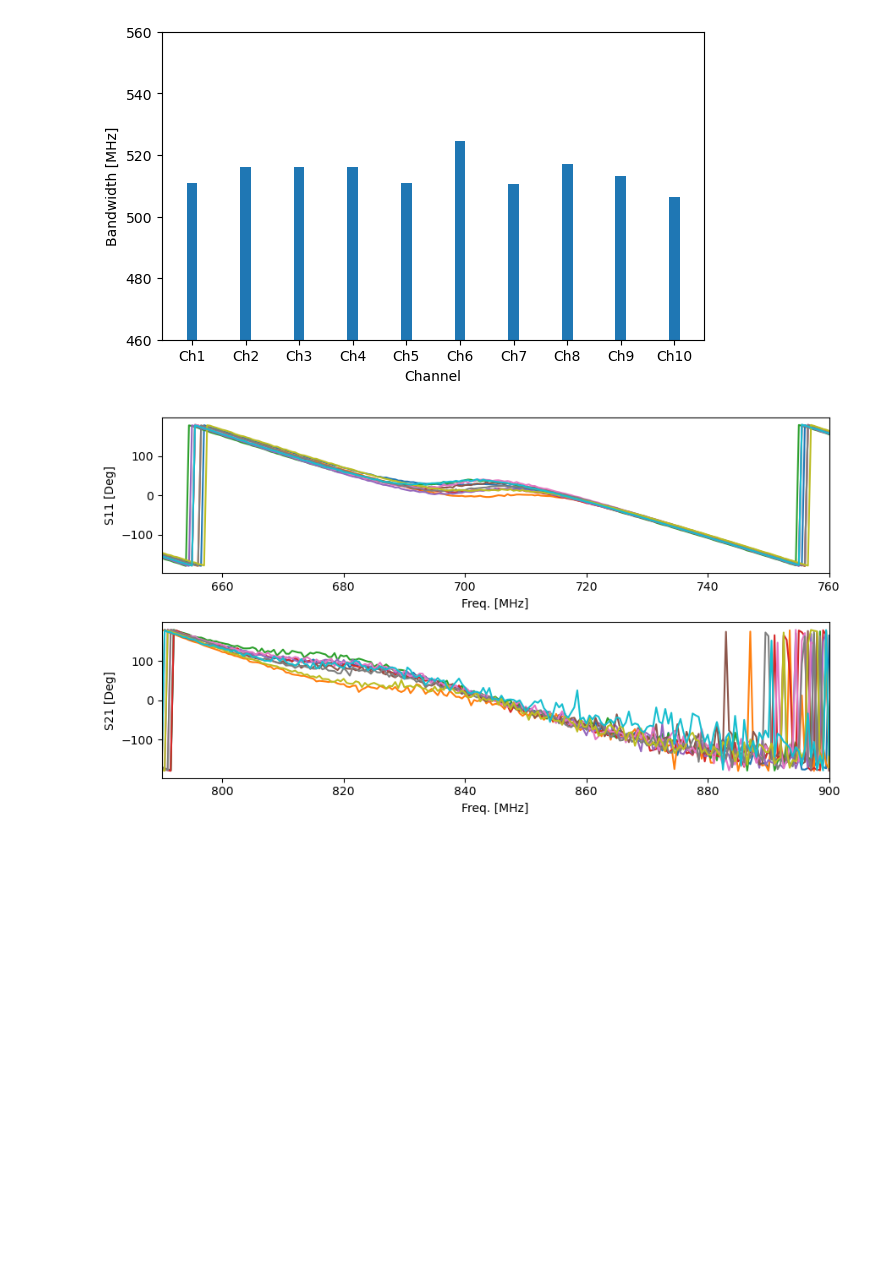
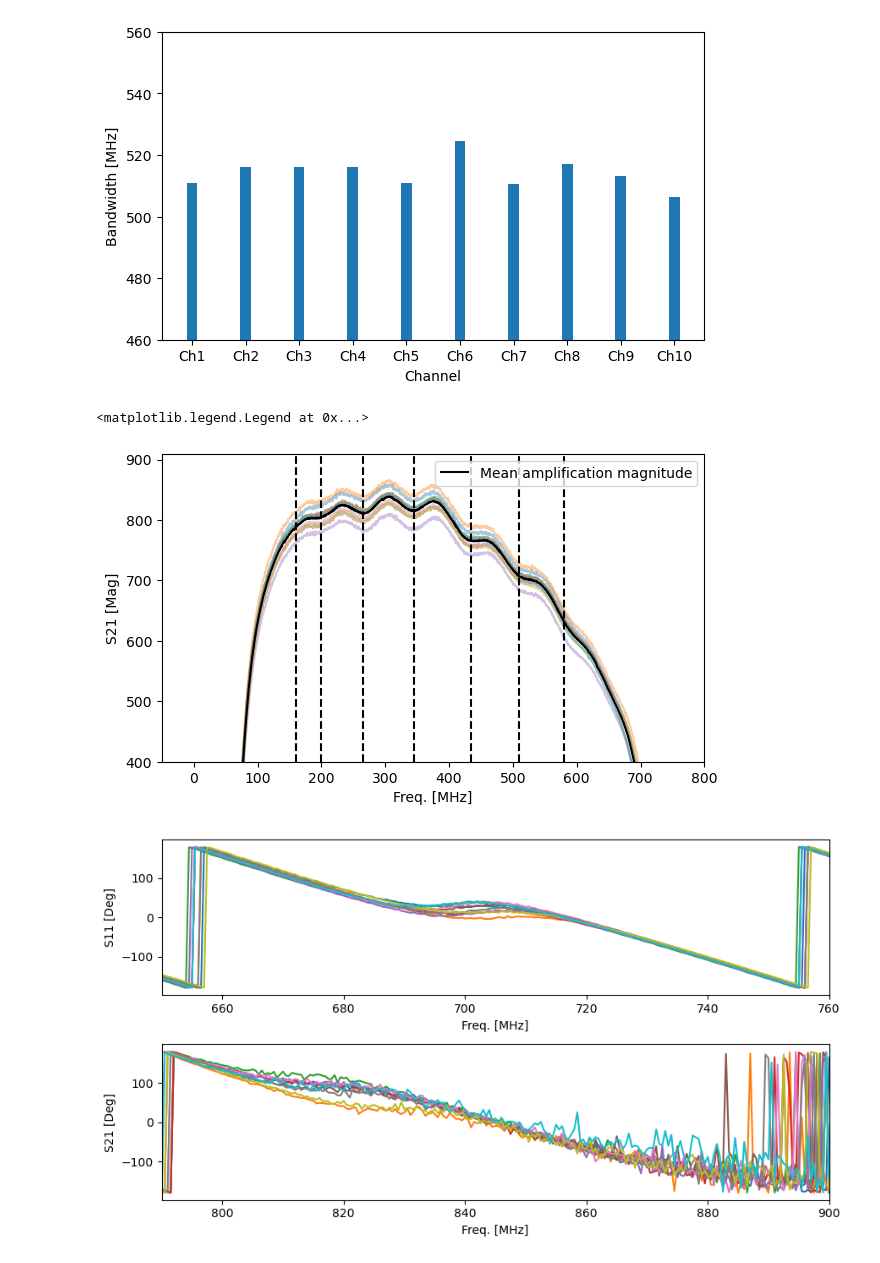
Before and after one commit to MMWeigelt/phd_app_exercise, a Jupyter notebook: my_amp_figures.ipynb, the cells around one changed output. Cells and saved outputs as stored; diff of their text form; code cells hidden in the pictures; blank space fills up the shorter version.

```diff
--- a/my_amp_figures.ipynb
+++ b/my_amp_figures.ipynb
@@ -112,3 +110,33 @@ ax.bar(channels, bandwidths, width=0.2)
+# %%
+# Resonance frequencies (visualize for easy find first, then compare between amps)
+
+# Set boundaries around visible supposed resonance frequencies for local estimation later
+sum_mag_perFreq = []
+for num in range(len(data[0]['FreqHz'])):
+    _ = [data[i]['S21MAG'][num] for i in range(len(data))]
+    s = np.sum(_)
+    sum_mag_perFreq.append(s)
+mean_S21_mag = np.array(sum_mag_perFreq)/len(data)
+
+fig, ax = plt.subplots(figsize=(7, 4))
+ax.set_ylabel('S21 [Mag]')
+ax.set_xlabel('Freq. [MHz]')
+for i in range(len(data)):
+    ax.plot(data[0]['FreqHz']/1e6, data[i]['S21MAG'], alpha=0.4)
+ax.plot(data[0]['FreqHz']/1e6, mean_S21_mag, color='k', label='Mean amplification magnitude')
+ax.set_ylim(ymin=400)
+ax.set_xlim(xmax=800)
+ax.axvline(x=160, color='k', linestyle='--')
+ax.axvline(x=200, color='k', linestyle='--')
+ax.axvline(x=265, color='k', linestyle='--')
+ax.axvline(x=345, color='k', linestyle='--')
+ax.axvline(x=435, color='k', linestyle='--')
+ax.axvline(x=510, color='k', linestyle='--')
+ax.axvline(x=580, color='k', linestyle='--')
+ax.legend()
+# %% [output]
+<matplotlib.legend.Legend at 0x...>
+[figure, added]
 # %%
 fig, axs = plt.subplots(2, 1, figsize=(9, 5))
 
```
Also changed, not shown: parts of 1 cell of this notebook.
